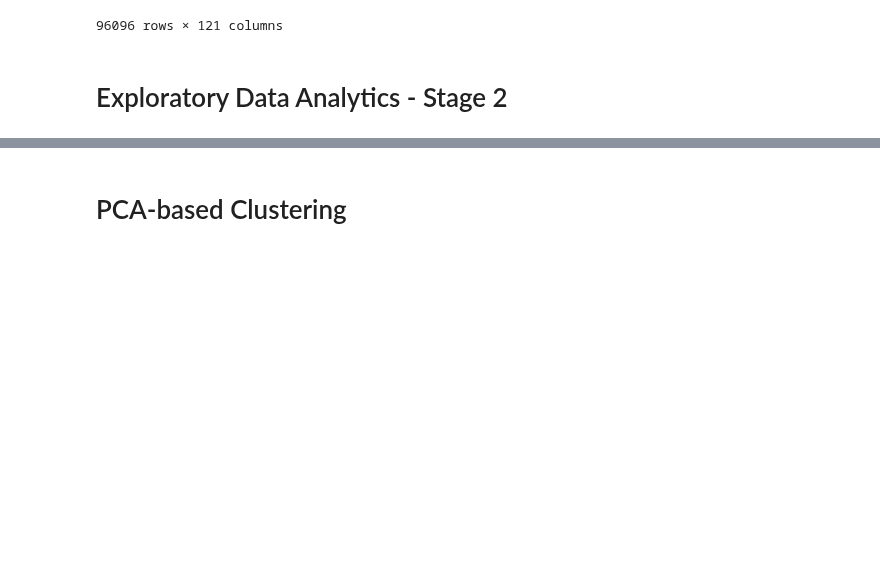
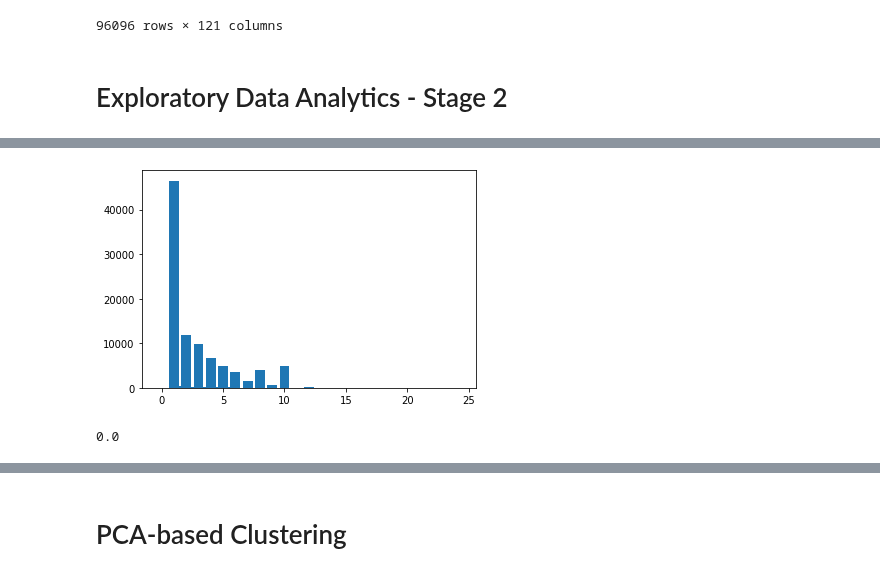
Before and after one commit to alireza-alizadegan/e-commerce-Sales, a Jupyter notebook: Brazil/Customer Segmentation.ipynb, the cells around one changed output, grey strips where cells are left out. Cells and saved outputs as stored; diff of their text form; code cells hidden in the pictures; blank space fills up the shorter version.

```diff
--- a/Brazil/Customer Segmentation.ipynb
+++ b/Brazil/Customer Segmentation.ipynb
@@ -640,0 +649,8 @@ df
+# %%
+plt.bar(cust_ocprip_df.payment_installments.value_counts().index, cust_ocprip_df.payment_installments.value_counts().values);
+# %% [output]
+[figure, added]
+# %%
+cust_ocprip_df.payment_installments.min()
+# %% [output]
+0.0
```
Also changed, not shown: parts of 47 cells of this notebook, 1 other file.
